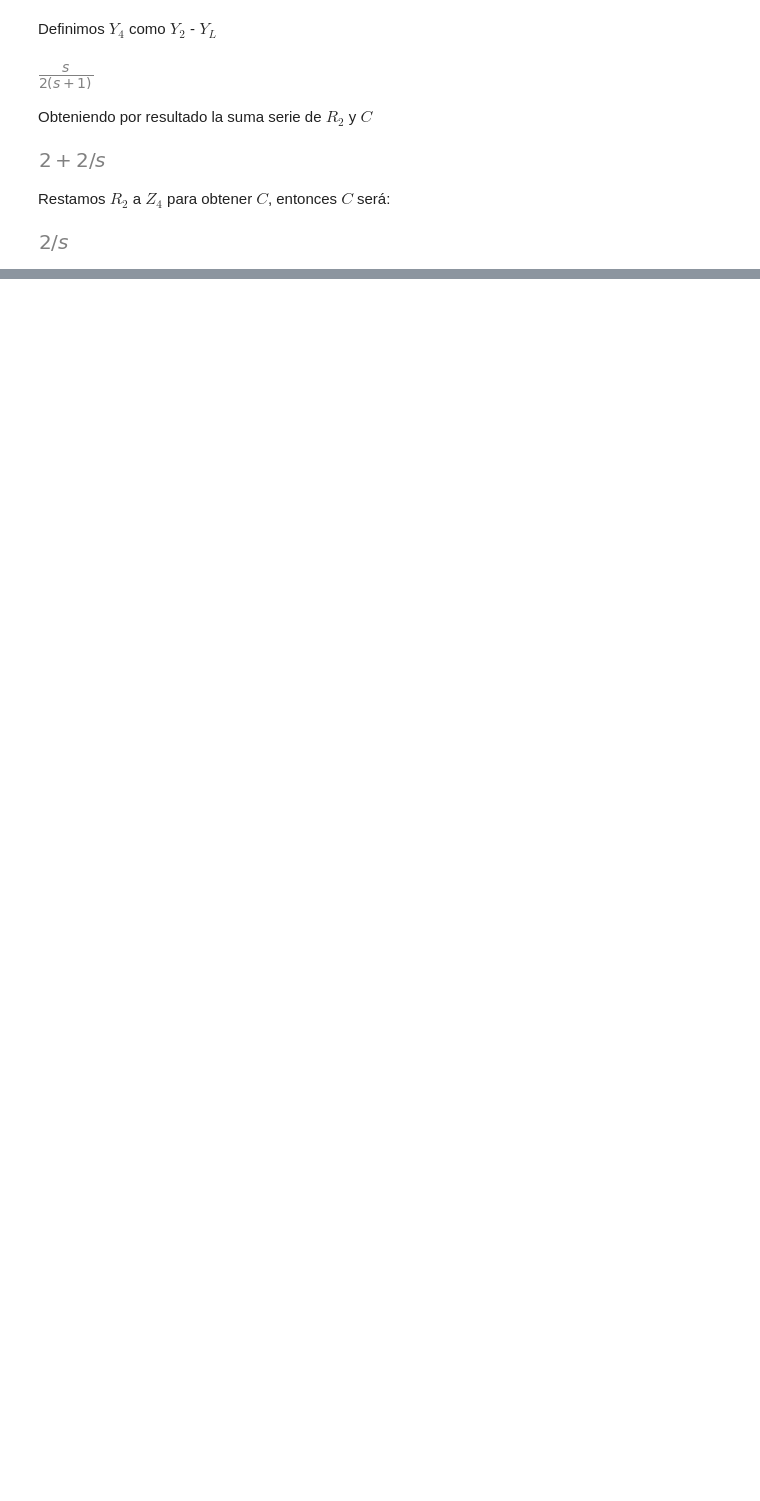
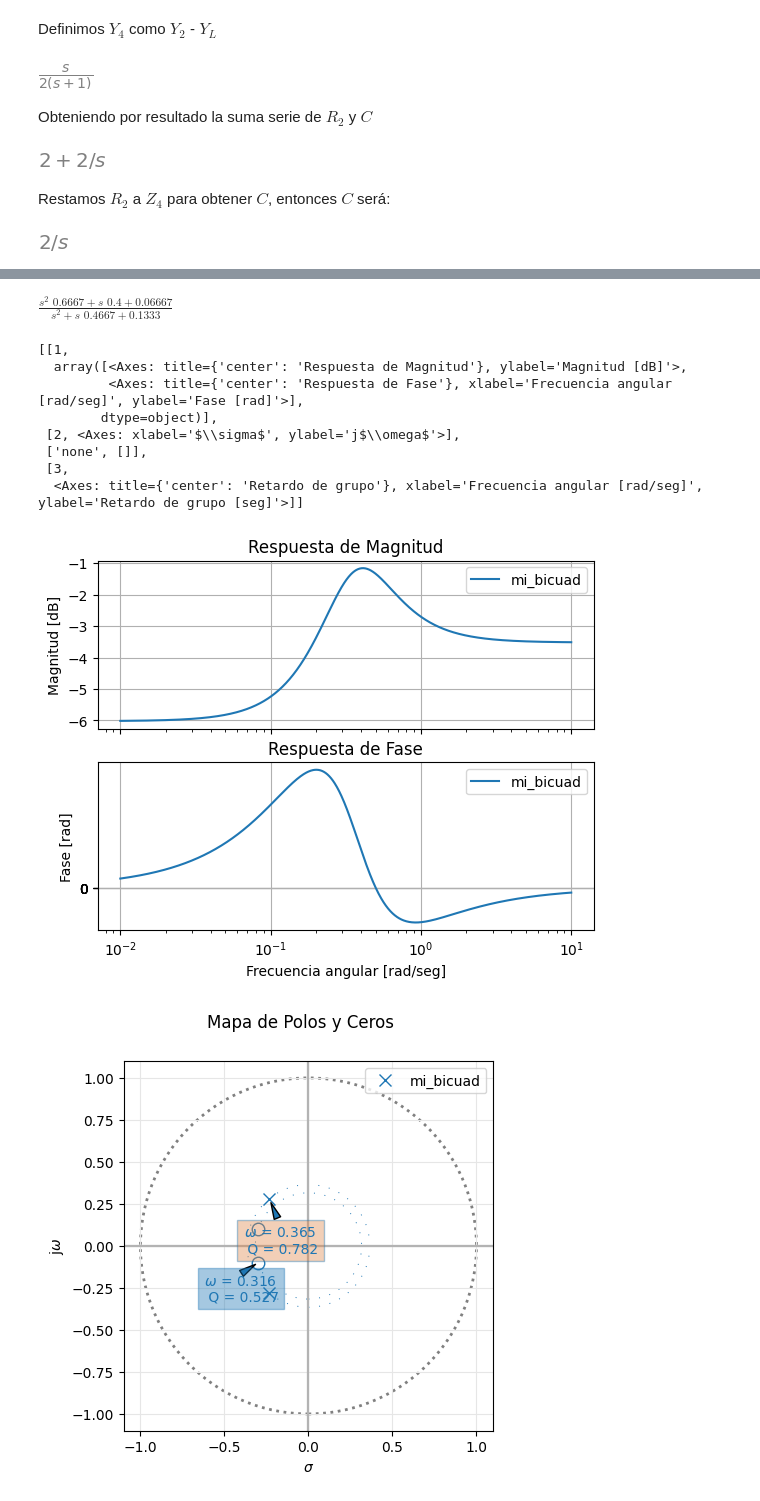
Before and after one commit to matnalopez2/Teoria-de-Circuitos-2, a Jupyter notebook: Resoluciones/20230726/20230726 - Ejercicio 2.ipynb, the cells around one changed output, grey strips where cells are left out. Saved outputs shown, nothing was run; the diff lists cells and outputs as text; code cells hidden in the pictures; blank space fills up the shorter version.

```diff
--- a/Resoluciones/20230726/20230726 - Ejercicio 2.ipynb
+++ b/Resoluciones/20230726/20230726 - Ejercicio 2.ipynb
@@ -108,0 +117,24 @@ C.simplify()
+# %%
+# Importación de librerías necesarias para ejecutar el script
+import matplotlib.pyplot as plt
+import numpy as np
+from pytc2.sistemas_lineales import analyze_sys, pretty_print_lti
+import scipy.signal as sig
+
+num = np.array([20, 12, 2])
+den = np.array([30, 14, 4])
+
+pretty_print_lti(num, den)
+analyze_sys([sig.TransferFunction(num,den)], 'mi_bicuad', same_figs=False )
+# %% [output]
+$\displaystyle \frac{s^2 \,\, 0.6667 + s \,\, 0.4 + 0.06667 }{s^2 + s \,\, 0.4667 + 0.1333 }$
+[[1,
+  array([<Axes: title={'center': 'Respuesta de Magnitud'}, ylabel='Magnitud [dB]'>,
+         <Axes: title={'center': 'Respuesta de Fase'}, xlabel='Frecuencia angular [rad/seg]', ylabel='Fase [rad]'>],
+        dtype=object)],
+ [2, <Axes: xlabel='$\\sigma$', ylabel='j$\\omega$'>],
+ ['none', []],
+ [3,
+  <Axes: title={'center': 'Retardo de grupo'}, xlabel='Frecuencia angular [rad/seg]', ylabel='Retardo de grupo [seg]'>]]
+[figure, added]
+[figure, added]
```
Also changed, not shown: parts of 6 cells of this notebook.
